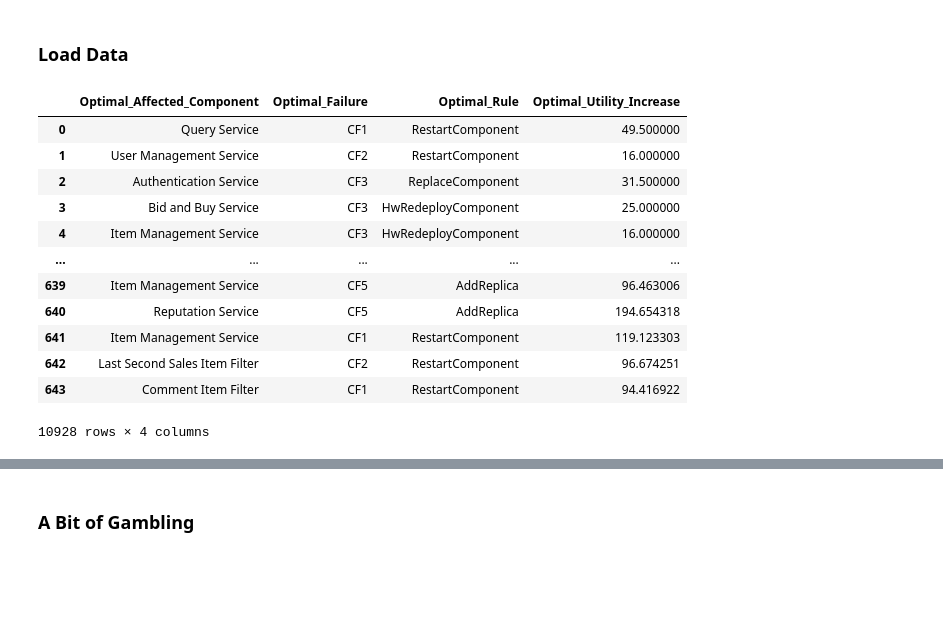
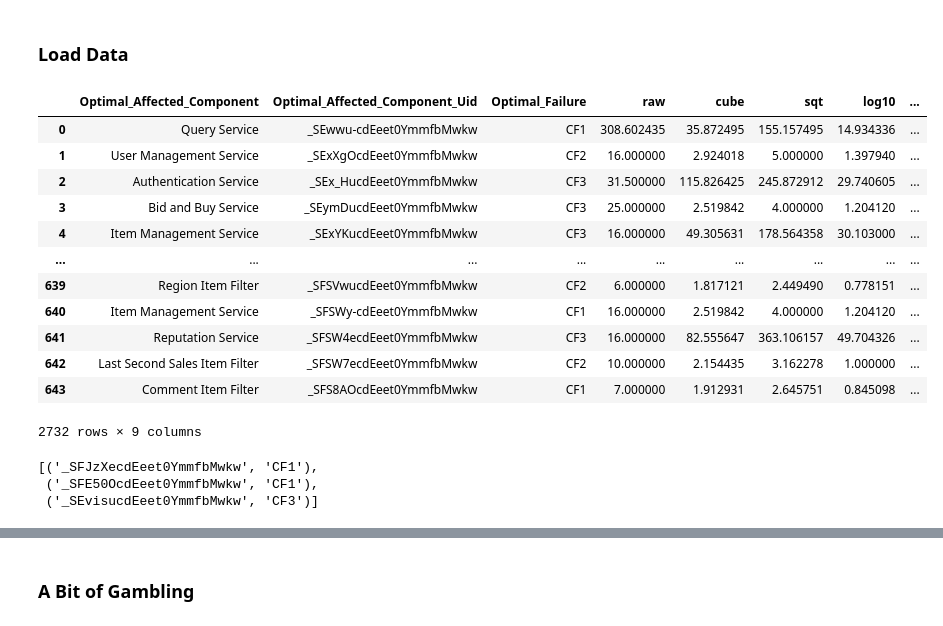
Before and after one commit to hpi-sam/bandits-4-self-repair, a Jupyter notebook: bandit_algorithms.ipynb, the cells around one changed output, grey strips where cells are left out. Drawn from its saved outputs; the diff is of its cells as text; code cells hidden in the pictures; blank space fills up the shorter version.

Commit message:
Refactor and use new environments.

```diff
--- a/bandit_algorithms.ipynb
+++ b/bandit_algorithms.ipynb
@@ -5,43 +5,54 @@
 # %%
 import os
 import pandas as pd
 import itertools
 import seaborn
 import math
 from matplotlib import pyplot
 from scipy import std, mean
 from scipy.stats import mode, kurtosis, skew
 from numpy import median
 import random
 from sklearn.metrics import mean_squared_error
 from math import sqrt
 import numpy as np
 import statistics
 import pickle
+from envs.data_handler import DataHandler
 
+"""
 frames = []
 
 for root, dirs, files in os.walk("data"):
     for f in files:
         if f.endswith(".csv"):
             file_path = os.path.join(root, f)
             dataframe = pd.read_csv(file_path)
             dataframe.columns=dataframe.columns.str.replace('\t','')
             frames.append(dataframe)
 
 data = pd.concat(frames, sort=False)[['Optimal_Affected_Component', 'Optimal_Failure', 'Optimal_Rule', 'Optimal_Utility_Increase', ]]
 data
+"""
+dh = DataHandler(environment='Linear_Shifted')
+dh.data
 # %% [output]
-|  | Optimal_Affected_Component | Optimal_Failure | Optimal_Rule | Optimal_Utility_Increase |
-| 0 | Query Service | CF1 | RestartComponent | 49.500000 |
-| 1 | User Management Service | CF2 | RestartComponent | 16.000000 |
-| 2 | Authentication Service | CF3 | ReplaceComponent | 31.500000 |
-| 3 | Bid and Buy Service | CF3 | HwRedeployComponent | 25.000000 |
-| 4 | Item Management Service | CF3 | HwRedeployComponent | 16.000000 |
-| ... | ... | ... | ... | ... |
-| 639 | Item Management Service | CF5 | AddReplica | 96.463006 |
-| 640 | Reputation Service | CF5 | AddReplica | 194.654318 |
-| 641 | Item Management Service | CF1 | RestartComponent | 119.123303 |
-| 642 | Last Second Sales Item Filter | CF2 | RestartComponent | 96.674251 |
-| 643 | Comment Item Filter | CF1 | RestartComponent | 94.416922 |
+|  | Optimal_Affected_Component | Optimal_Affected_Component_Uid | Optimal_Failure | raw | cube | sqt | log10 | ... |
+| 0 | Query Service | _SEwwu-cdEeet0YmmfbMwkw | CF1 | 308.602435 | 35.872495 | 155.157495 | 14.934336 | ... |
+| 1 | User Management Service | _SExXgOcdEeet0YmmfbMwkw | CF2 | 16.000000 | 2.924018 | 5.000000 | 1.397940 | ... |
+| 2 | Authentication Service | _SEx_HucdEeet0YmmfbMwkw | CF3 | 31.500000 | 115.826425 | 245.872912 | 29.740605 | ... |
+| 3 | Bid and Buy Service | _SEymDucdEeet0YmmfbMwkw | CF3 | 25.000000 | 2.519842 | 4.000000 | 1.204120 | ... |
+| 4 | Item Management Service | _SExYKucdEeet0YmmfbMwkw | CF3 | 16.000000 | 49.305631 | 178.564358 | 30.103000 | ... |
+| ... | ... | ... | ... | ... | ... | ... | ... | ... |
+| 639 | Region Item Filter | _SFSVwucdEeet0YmmfbMwkw | CF2 | 6.000000 | 1.817121 | 2.449490 | 0.778151 | ... |
+| 640 | Item Management Service | _SFSWy-cdEeet0YmmfbMwkw | CF1 | 16.000000 | 2.519842 | 4.000000 | 1.204120 | ... |
+| 641 | Reputation Service | _SFSW4ecdEeet0YmmfbMwkw | CF3 | 16.000000 | 82.555647 | 363.106157 | 49.704326 | ... |
+| 642 | Last Second Sales Item Filter | _SFSW7ecdEeet0YmmfbMwkw | CF2 | 10.000000 | 2.154435 | 3.162278 | 1.000000 | ... |
+| 643 | Comment Item Filter | _SFS8AOcdEeet0YmmfbMwkw | CF1 | 7.000000 | 1.912931 | 2.645751 | 0.845098 | ... |
-10928 rows × 4 columns
+2732 rows × 9 columns
+# %%
+dh.get_sample_component_failure_pairs(3)
+# %% [output]
+[('_SFJzXecdEeet0YmmfbMwkw', 'CF1'),
+ ('_SFE50OcdEeet0YmmfbMwkw', 'CF1'),
+ ('_SEvisucdEeet0YmmfbMwkw', 'CF3')]
```
Also changed, not shown: parts of 11 cells of this notebook, 11 other files.
